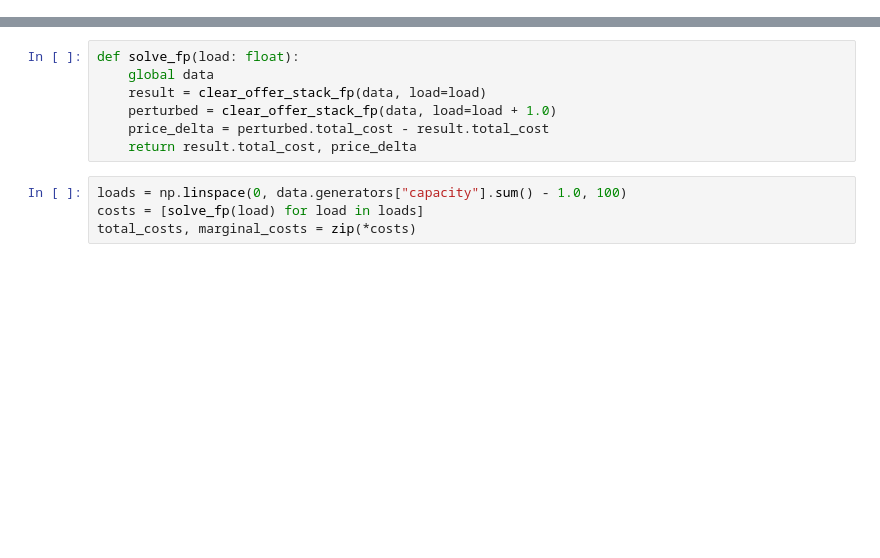
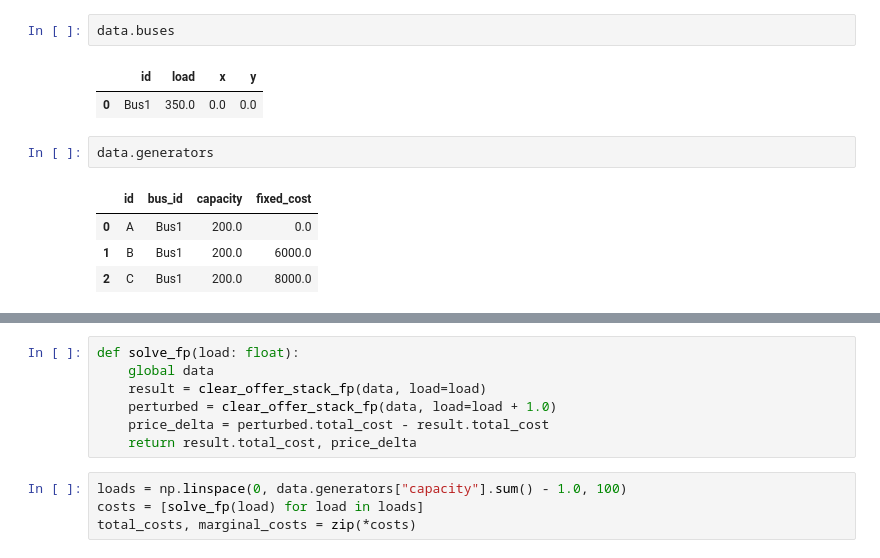
Before and after one commit to ne-pearl/arrow-sea, a Jupyter notebook: deepnote/part1_mp.ipynb, the cells around one changed output, grey strips where cells are left out. Cells and saved outputs as stored; diff of their text form; blank space fills up the shorter version.

```diff
--- a/deepnote/part1_mp.ipynb
+++ b/deepnote/part1_mp.ipynb
@@ -8,0 +23,12 @@ load = data.buses.at[0, "load"]
+# %%
+data.buses
+# %% [output]
+|  | id | load | x | y |
+| 0 | Bus1 | 350.0 | 0.0 | 0.0 |
+# %%
+data.generators
+# %% [output]
+|  | id | bus_id | capacity | fixed_cost |
+| 0 | A | Bus1 | 200.0 | 0.0 |
+| 1 | B | Bus1 | 200.0 | 6000.0 |
+| 2 | C | Bus1 | 200.0 | 8000.0 |
```
Also changed, not shown: parts of 6 cells of this notebook, 13 other files.
